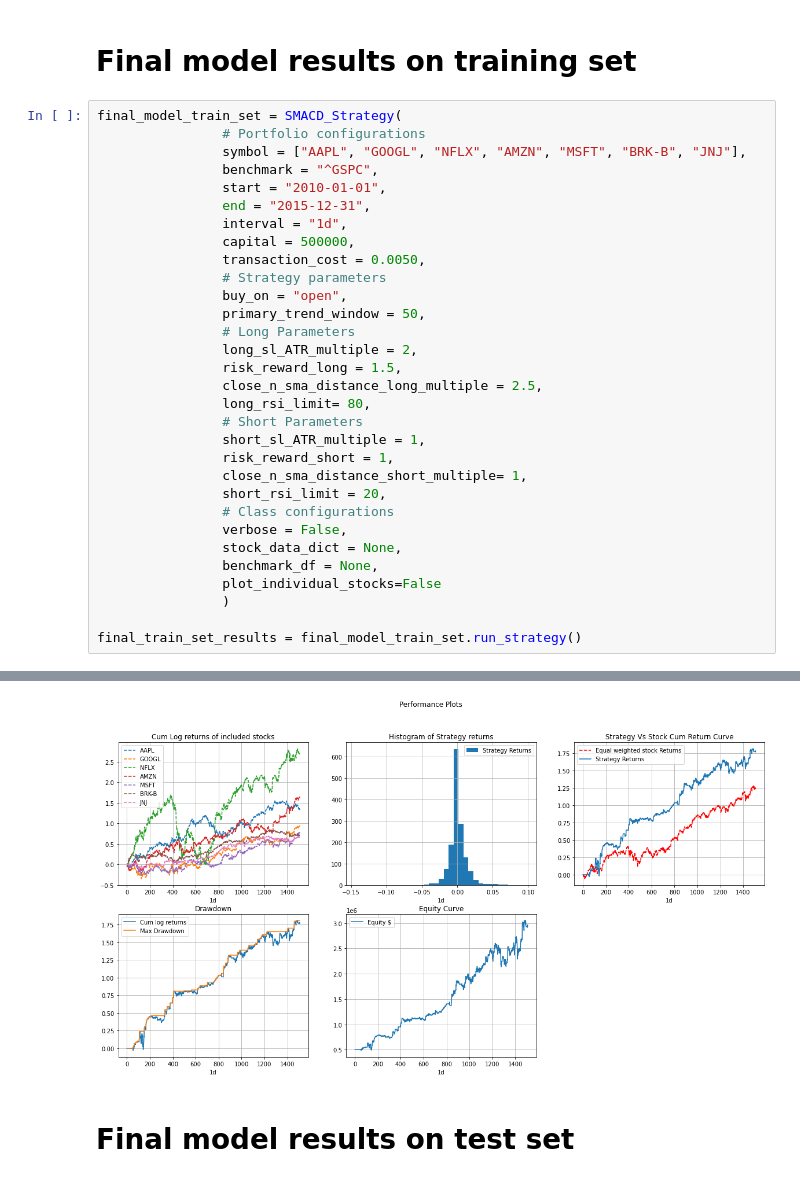
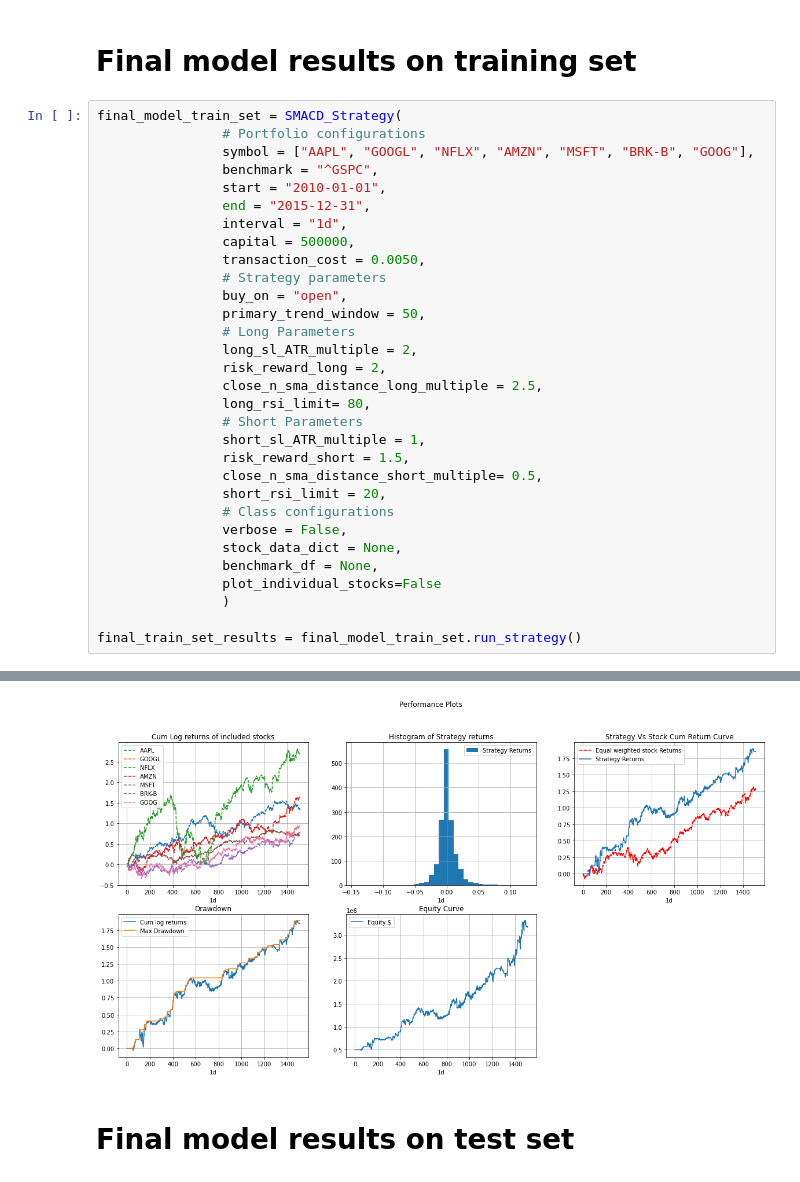
Before and after one commit to siddharthgohil/Trading_with_MACDnSMA, a Jupyter notebook: SMACD_Event_Based.ipynb, the cells around one changed output, grey strips where cells are left out. Saved outputs shown, nothing was run; the diff lists cells and outputs as text.

```diff
--- a/SMACD_Event_Based.ipynb
+++ b/SMACD_Event_Based.ipynb
@@ -886,7 +886,7 @@ short_rsi_limit = 20,
 # %%
 final_model_train_set = SMACD_Strategy(
                 # Portfolio configurations
-                symbol = ["AAPL", "GOOGL", "NFLX", "AMZN", "MSFT", "BRK-B", "JNJ"],
+                symbol = ["AAPL", "GOOGL", "NFLX", "AMZN", "MSFT", "BRK-B", "GOOG"],
                 benchmark = "^GSPC",
                 start = "2010-01-01",
                 end = "2015-12-31",
@@ -898,13 +898,13 @@ final_model_train_set = SMACD_Strategy(
                 primary_trend_window = 50,
                 # Long Parameters
                 long_sl_ATR_multiple = 2,
-                risk_reward_long = 1.5,
+                risk_reward_long = 2,
                 close_n_sma_distance_long_multiple = 2.5,
                 long_rsi_limit= 80,
                 # Short Parameters
                 short_sl_ATR_multiple = 1,
-                risk_reward_short = 1,
-                close_n_sma_distance_short_multiple= 1,
+                risk_reward_short = 1.5,
+                close_n_sma_distance_short_multiple= 0.5,
                 short_rsi_limit = 20,
                 # Class configurations
                 verbose = False,
@@ -934,6 +934,6 @@ The total trades taken by the strategy: 60
 ==================================================
 ---------- Portfolio statistics ----------
-[figure, old version]
+[figure, new version]
 # %% [markdown]
 # Final model results on test set
 # %%
```
Also changed, not shown: parts of 9 cells of this notebook, 2 other files.
